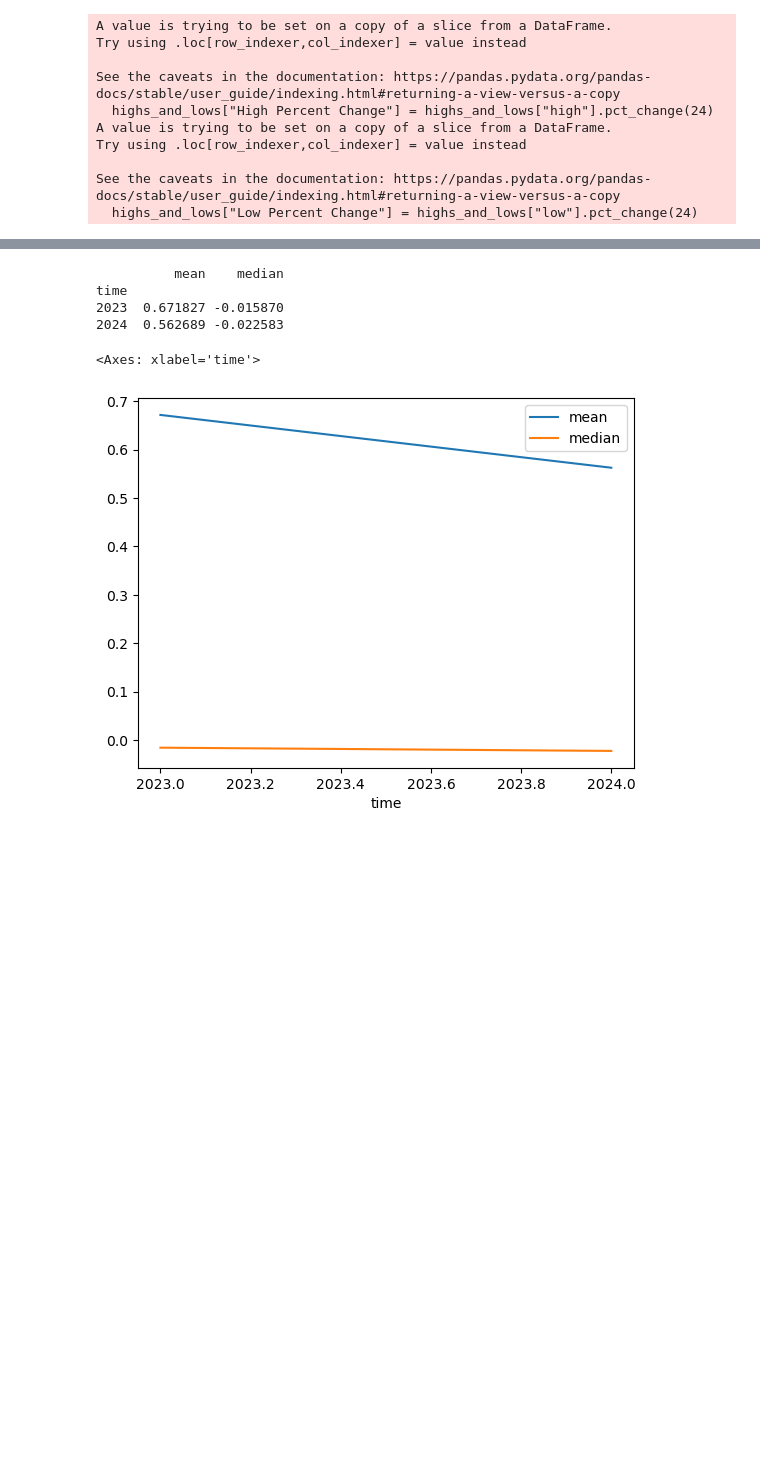
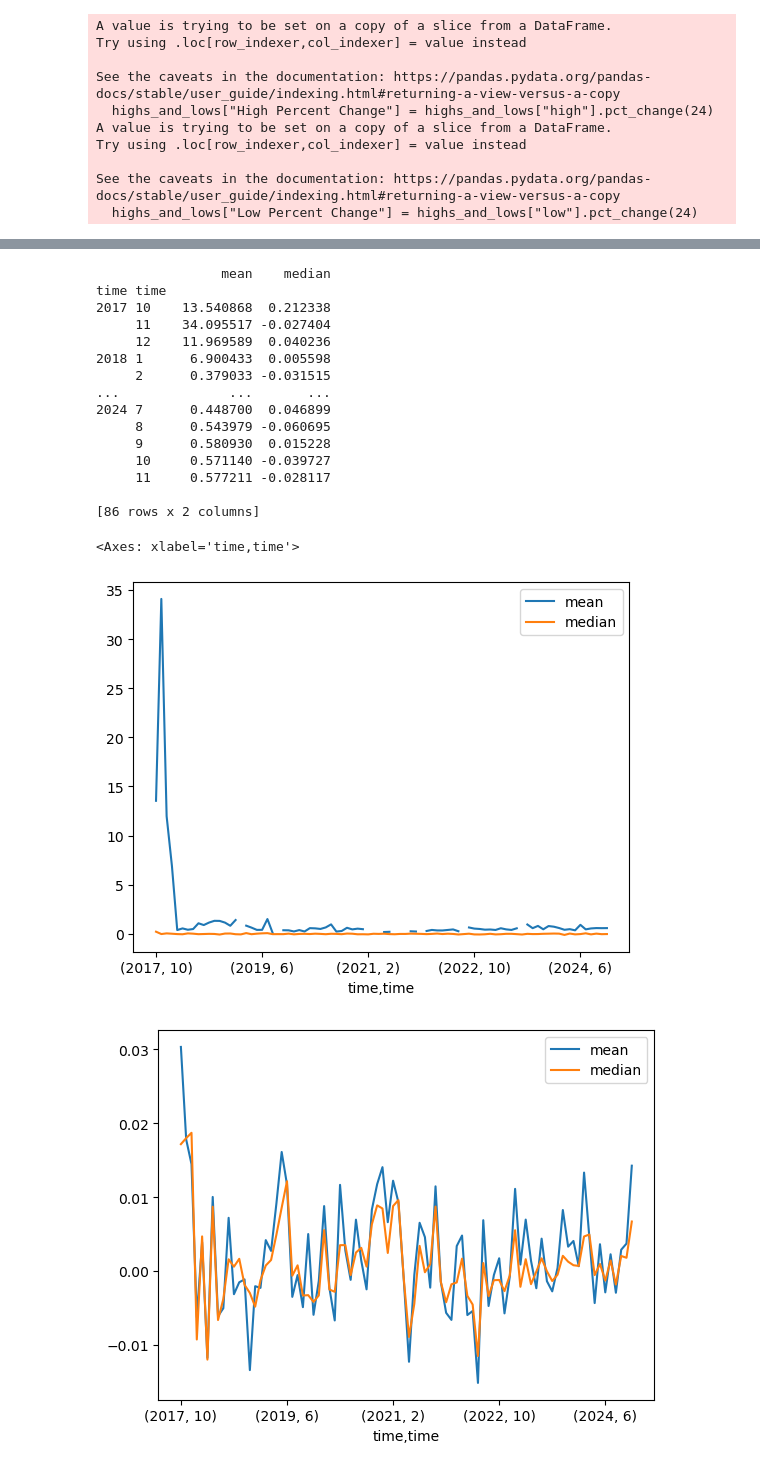
Before and after one commit to EllzBell/project1, a Jupyter notebook: HLVResults.ipynb, the cells around one changed output, grey strips where cells are left out. Drawn from its saved outputs; the diff is of its cells as text; code cells hidden in the pictures; blank space fills up the shorter version.

```diff
--- a/HLVResults.ipynb
+++ b/HLVResults.ipynb
@@ -1,9 +1,8 @@
 # %%
 import tracking_kline as tk
 # %%
-kline = tk.kuc_collect_multi_kline("BTC-USDT", "hour", 1, 10)
-#print(kline)
+kline = tk.kuc_collect_multi_kline("BTC-USDT", "hour", 1, 100)
 kline = tk.change_to_datetime(kline)
 kline.head()
-#kline.plot()
+kline[['open', 'high', 'low', 'close', 'volume']].plot(xlabel="Date", ylabel="Amount/Price")
 highs_and_lows = kline[["high", "low", "volume"]]
@@ -140,12 +167,30 @@ time
 # %%
 #quarterly_sales = df_home_sales["homes_sold"].groupby(by=[df_home_sales.index.quarter]).sum()
-bitcoin_data = highs_and_lows["Volume Percent Change"].groupby(by=[highs_and_lows.index.year]).agg(["mean", "median"])
+bitcoin_data = highs_and_lows["Volume Percent Change"].groupby(by=[highs_and_lows.index.year, highs_and_lows.index.month]).agg(["mean", "median"])
 print(bitcoin_data)
 bitcoin_data.plot()
+
+bitcoin_data = highs_and_lows["High Percent Change"].groupby(by=[highs_and_lows.index.year, highs_and_lows.index.month]).agg(["mean", "median"])
+bitcoin_data.plot()
+
+bitcoin_data = highs_and_lows["High Percent Change"].groupby(by=[highs_and_lows.index.year, highs_and_lows.index.month]).agg(["mean", "median"])
+bitcoin_data.plot()
 # %% [output]
-          mean    median
-time
-2023  0.671827 -0.015870
-2024  0.562689 -0.022583
+                mean    median
+time time
+2017 10    13.540868  0.212338
+     11    34.095517 -0.027404
+     12    11.969589  0.040236
+2018 1      6.900433  0.005598
+     2      0.379033 -0.031515
+...              ...       ...
+2024 7      0.448700  0.046899
+     8      0.543979 -0.060695
+     9      0.580930  0.015228
+     10     0.571140 -0.039727
+     11     0.577211 -0.028117
+
+[86 rows x 2 columns]
-<Axes: xlabel='time'>
+<Axes: xlabel='time,time'>
-[figure, old version]
+[figure, new version]
+[figure, added]
```
Also changed, not shown: parts of 21 cells of this notebook.
